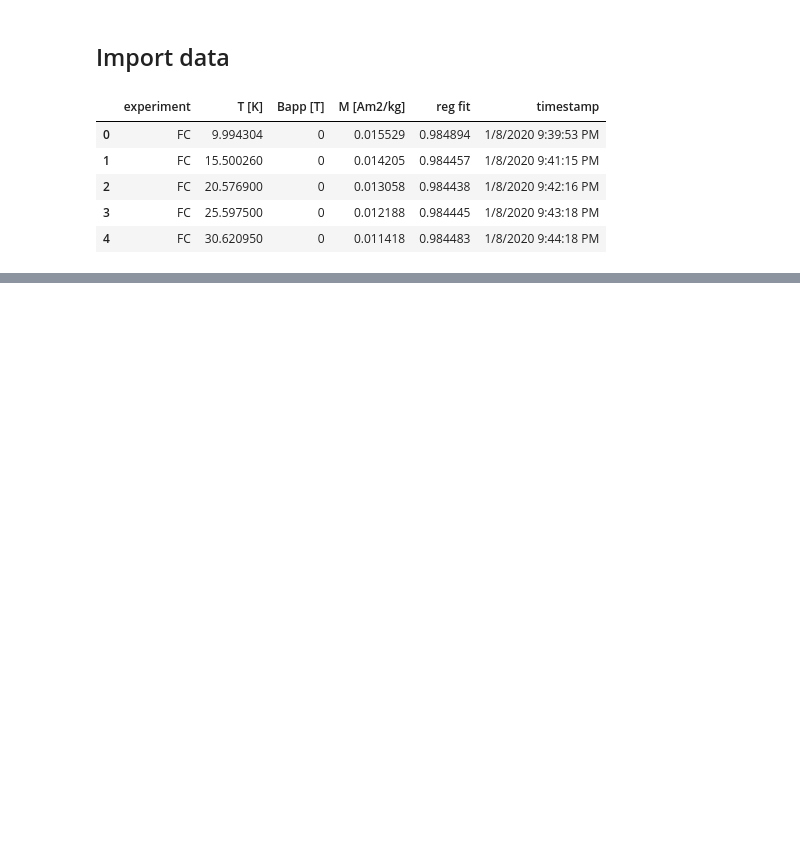
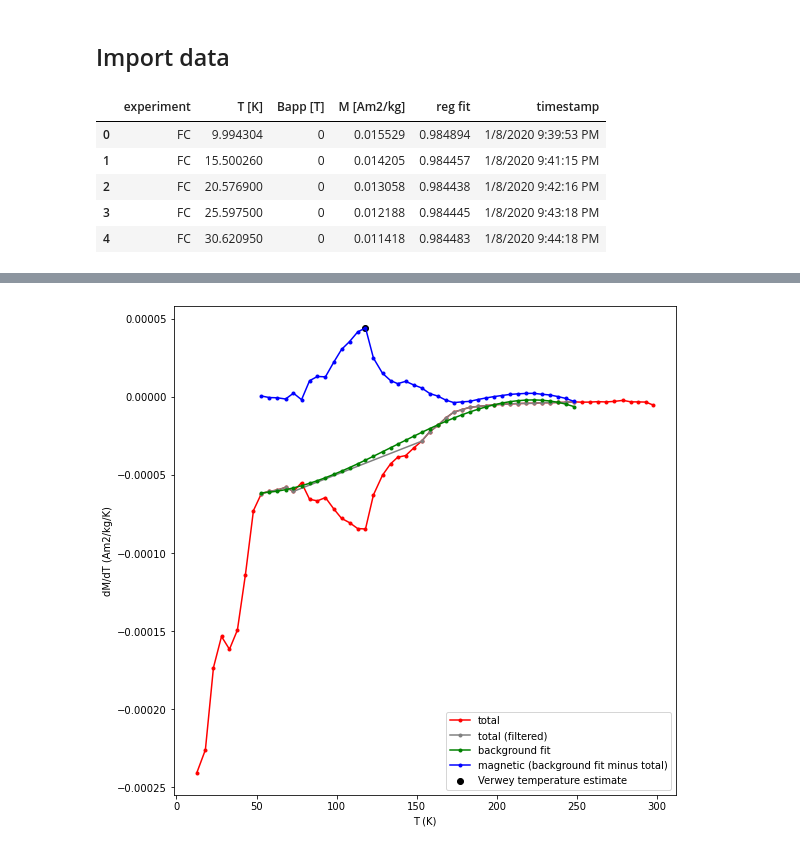
Before and after one commit to pranavdo/Earth_science_notebooks, a Jupyter notebook: rockmag/rockmag_mpms.ipynb, the cells around one changed output, grey strips where cells are left out. Cells and saved outputs as stored; diff of their text form; code cells hidden in the pictures; blank space fills up the shorter version.

```diff
--- a/rockmag/rockmag_mpms.ipynb
+++ b/rockmag/rockmag_mpms.ipynb
@@ -210,0 +66,60 @@ mpms_derivative('./MPMS_data/NED2_8c_MPMS.csv')
+# %%
+temps = MPMS_FC['T [K]']
+mags = MPMS_FC['M [Am2/kg]']
+
+dM = mags.diff()
+dT = temps.diff()
+
+dM_dT = dM/dT
+dM_dT_real = dM_dT[1:]
+dM_dT_real.reset_index(drop = True, inplace=True)
+
+temps_dM_dT = []
+for n in range(len(temps)-1):
+    temps_dM_dT.append(temps[n] + dT[n+1]/2)
+temps_dM_dT = pd.Series(temps_dM_dT)
+
+dM_dT_df = pd.DataFrame({'T':temps_dM_dT,'dM_dT':dM_dT_real})
+
+fig = plt.figure(figsize=(9,9))
+ax0 = fig.add_subplot(1,1,1)
+ax0.plot(dM_dT_df['T'],dM_dT_df['dM_dT'],'.-',color='red',label='total')
+
+t_range_background_min = 50
+t_range_background_max = 250
+excluded_t_min=75
+excluded_t_max = 150
+poly_deg = 3
+
+temps_filtered_indices = [i for i in np.arange(len(temps_dM_dT)) if ((float(temps_dM_dT[i]) > float(t_range_background_min)) and (float(temps_dM_dT[i])  < float(excluded_t_min)) ) or ((float(temps_dM_dT[i]) > float(excluded_t_max)) and (float(temps_dM_dT[i])  < float(t_range_background_max)))]
+temps_filtered = dM_dT_df['T'][temps_filtered_indices]
+dM_dT_filtered = dM_dT_df['dM_dT'][temps_filtered_indices]
+
+ax0.plot(temps_filtered,dM_dT_filtered,'.-',color='grey',label='total (filtered)')
+ax0.set_ylabel('dM/dT (Am2/kg/K)')
+ax0.set_xlabel('T (K)')
+
+poly_background_fit = np.polyfit(temps_filtered, dM_dT_filtered, poly_deg)
+temps_background_indices = [i for i in np.arange(len(temps_dM_dT)) if ((float(temps_dM_dT[i]) > float(t_range_background_min)) and (float(temps_dM_dT[i])  < float(t_range_background_max)))]
+temps_background = dM_dT_df['T'][temps_background_indices]
+temps_background.reset_index(drop = True, inplace=True)
+dM_dT_background = dM_dT_df['dM_dT'][temps_background_indices]
+
+dM_dT_polyfit = np.poly1d(poly_background_fit)(temps_background)
+
+mgt_dM_dT = dM_dT_polyfit - dM_dT_background
+mgt_dM_dT.reset_index(drop = True, inplace=True)
+
+max_mgt_dM_dT = max(mgt_dM_dT)
+max_mgt_dM_dT_index = mgt_dM_dT.argmax()
+verwey_estimate = temps_background[max_mgt_dM_dT_index]
+
+ax0.plot(temps_background,dM_dT_polyfit,'.-',color='green',label='background fit')
+ax0.plot(temps_background,mgt_dM_dT,'.-',color='blue',label='magnetic (background fit minus total)')
+ax0.scatter(verwey_estimate,max_mgt_dM_dT,color='black',label='Verwey temperature estimate')
+ax0.set_ylabel('dM/dT (Am2/kg/K)')
+ax0.set_xlabel('T (K)')
+ax0.legend(loc='lower right')
+plt.show()
+# %% [output]
+[figure, added]
```
Also changed, not shown: parts of 9 cells of this notebook.
